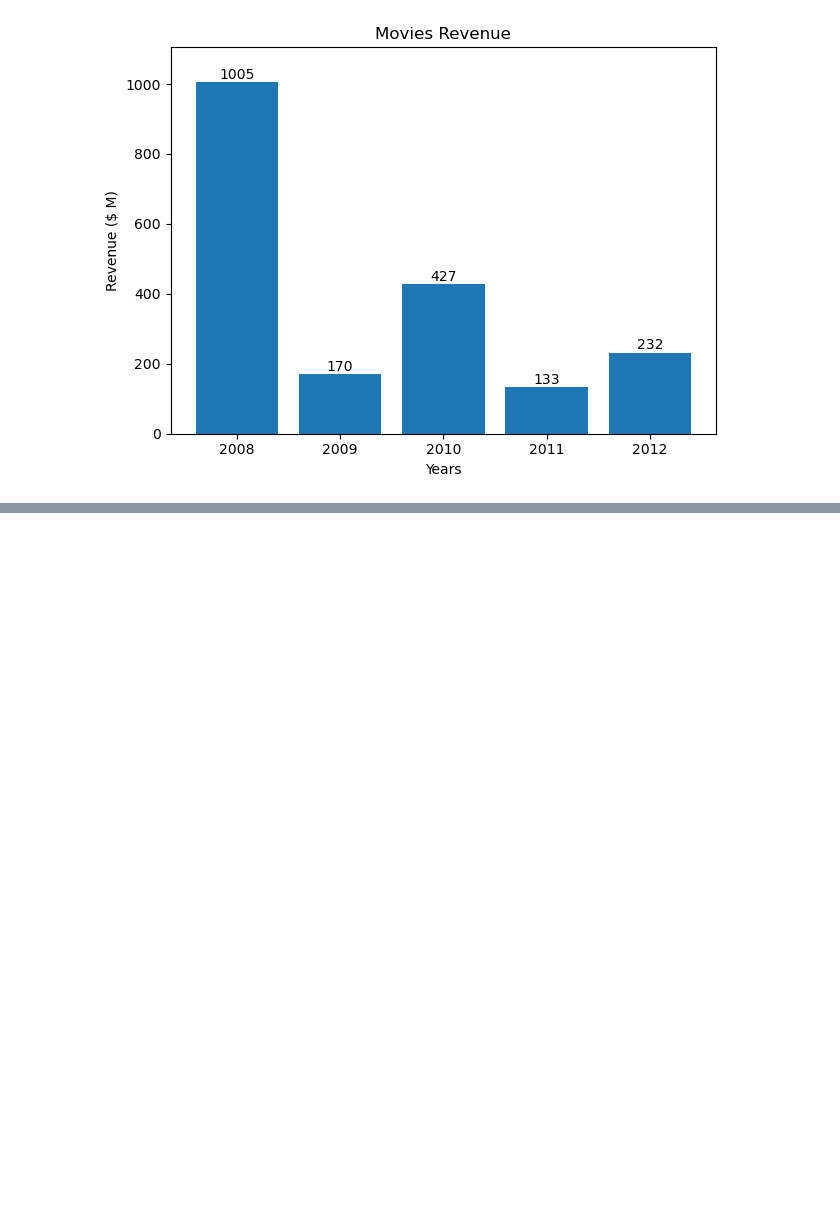
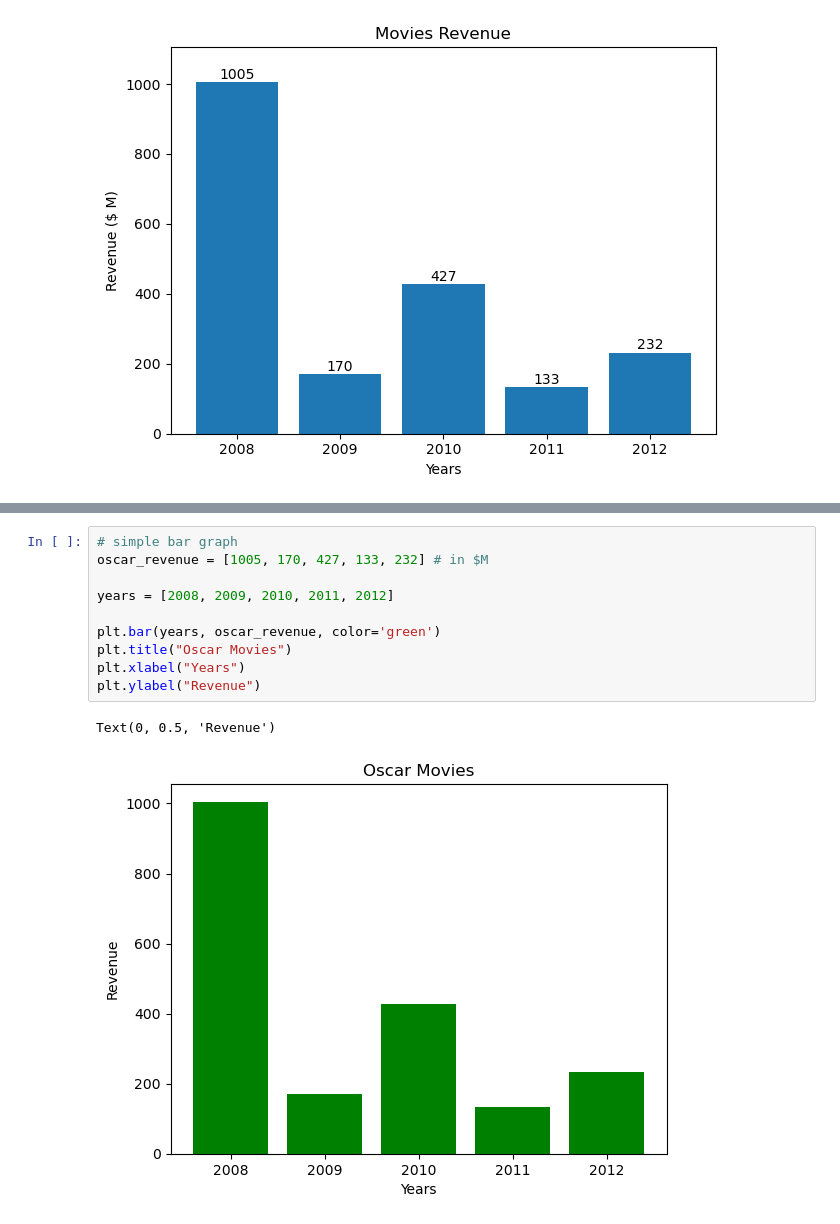
Before and after one commit to Avinashsteggihalli/ApnaCollege_AI_ML, a Jupyter notebook: Data/Data Visualization/matplotlib_me.ipynb, the cells around one changed output, grey strips where cells are left out. Saved outputs shown, nothing was run; the diff lists cells and outputs as text; blank space fills up the shorter version.

```diff
--- a/Data/Data Visualization/matplotlib_me.ipynb
+++ b/Data/Data Visualization/matplotlib_me.ipynb
@@ -200,0 +267,13 @@ plt.ylim(0, max(oscar_revenue)+100)
+# %%
+# simple bar graph
+oscar_revenue = [1005, 170, 427, 133, 232] # in $M
+
+years = [2008, 2009, 2010, 2011, 2012]
+
+plt.bar(years, oscar_revenue, color='green')
+plt.title("Oscar Movies")
+plt.xlabel("Years")
+plt.ylabel("Revenue")
+# %% [output]
+Text(0, 0.5, 'Revenue')
+[figure, added]
```
Also changed, not shown: parts of 32 cells of this notebook, 1 other file.
